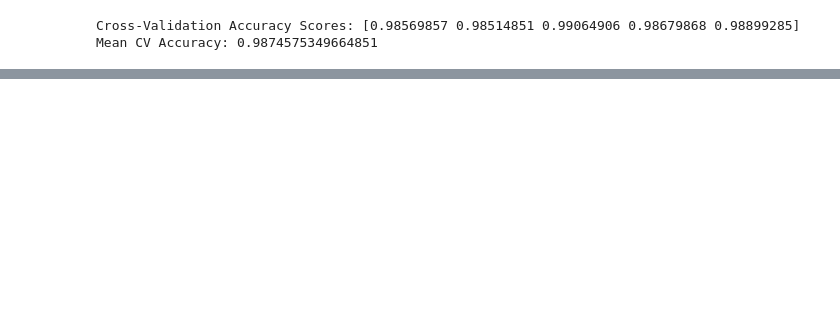
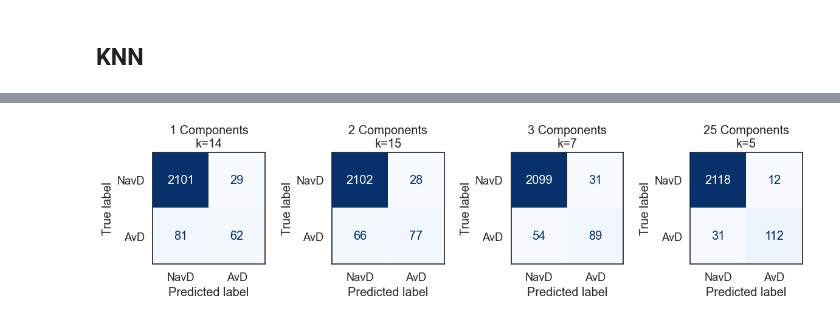
Before and after one commit to IlyaYakushevskiy/avalanche_sat, a Jupyter notebook: Exploratory Data Analysis/Analysis._yas.ipynb, the cells around one changed output, grey strips where cells are left out. Drawn from its saved outputs; the diff is of its cells as text; code cells hidden in the pictures; blank space fills up the shorter version.

```diff
--- a/Exploratory Data Analysis/Analysis._yas.ipynb
+++ b/Exploratory Data Analysis/Analysis._yas.ipynb
@@ -305,7 +264,71 @@ vif_data[vif_data['VIF']>10]
-# %%
-scores = cross_val_score(model, X_train_scaled, y_train, cv=5, scoring='accuracy')
-print("Cross-Validation Accuracy Scores:", scores)
-print("Mean CV Accuracy:", scores.mean())
-# %% [output]
-Cross-Validation Accuracy Scores: [0.98569857 0.98514851 0.99064906 0.98679868 0.98899285]
-Mean CV Accuracy: 0.9874575349664851
+# %% [markdown]
+## KNN
+# %%
+from sklearn.pipeline import Pipeline
+from sklearn.decomposition import PCA
+from sklearn.neighbors import KNeighborsClassifier
+from sklearn.metrics import precision_score, recall_score, f1_score, confusion_matrix, ConfusionMatrixDisplay
+from sklearn.model_selection import GridSearchCV
+import matplotlib.pyplot as plt
+import pandas as pd
+
+# Initialize dictionary to store results
+results = {}
+
+# Create subplots
+fig, ax = plt.subplots(nrows=1, ncols=4, figsize=(12, 3))
+
+# Loop through different numbers of PCA components
+for i, n_components in enumerate([1, 2, 3, min(25, X_train_scaled.shape[1])]):
+
+    # Define pipeline
+    pipe = Pipeline([
+        ('pca', PCA(n_components=n_components)),
+        ('knn', KNeighborsClassifier())
+    ])
+
+    # Define parameters to tune
+    param_grid = {
+        'knn__n_neighbors': list(range(1, 16))  # Trying n_neighbors from 1 to 15
+    }
+
+    # Grid Search
+    grid = GridSearchCV(pipe, param_grid, cv=5)
+    grid.fit(X_train_scaled, y_train)
+
+    # Best model
+    best_pipe = grid.best_estimator_
+    best_n_neighbors = grid.best_params_['knn__n_neighbors']
+
+    # Predictions
+    y_pred = best_pipe.predict(X_test_scaled)
+
+    # Scores
+    train_score = best_pipe.score(X_train_scaled, y_train)
+    test_score = best_pipe.score(X_test_scaled, y_test)
+
+    # Save metrics
+    results[f'{n_components}_components'] = {
+        'Best n_neighbors': best_n_neighbors,
+        'Train Accuracy': train_score,
+        'Test Accuracy': test_score,
+        "Precision": precision_score(y_test, y_pred),
+        "Recall": recall_score(y_test, y_pred),
+        "F1 Score": f1_score(y_test, y_pred)
+    }
+
+    # Compute confusion matrix
+    cm = confusion_matrix(y_test, y_pred)
+
+    # Plot confusion matrix
+    disp = ConfusionMatrixDisplay(confusion_matrix=cm, display_labels=["NavD", "AvD"])
+    disp.plot(cmap='Blues', values_format='d', ax=ax[i], colorbar=False)
+    ax[i].set_title(f'{n_components} Components\nk={best_n_neighbors}')
+
+# Adjust layout
+plt.tight_layout()
+
+# Display results
+results_df = pd.DataFrame(results).T
+print(results_df)
+# %% [output]
@@ -311,0 +346 @@ Mean CV Accuracy: 0.9874575349664851
+[figure, added]
```
Also changed, not shown: parts of 26 cells of this notebook.
